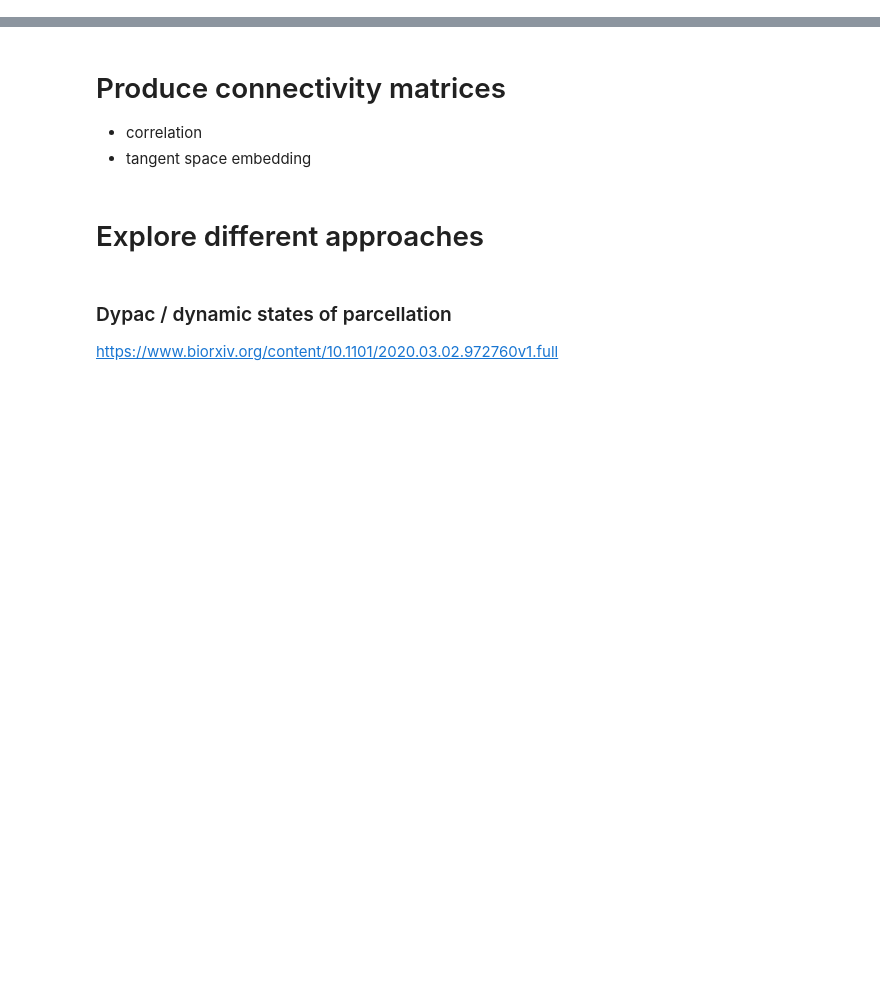
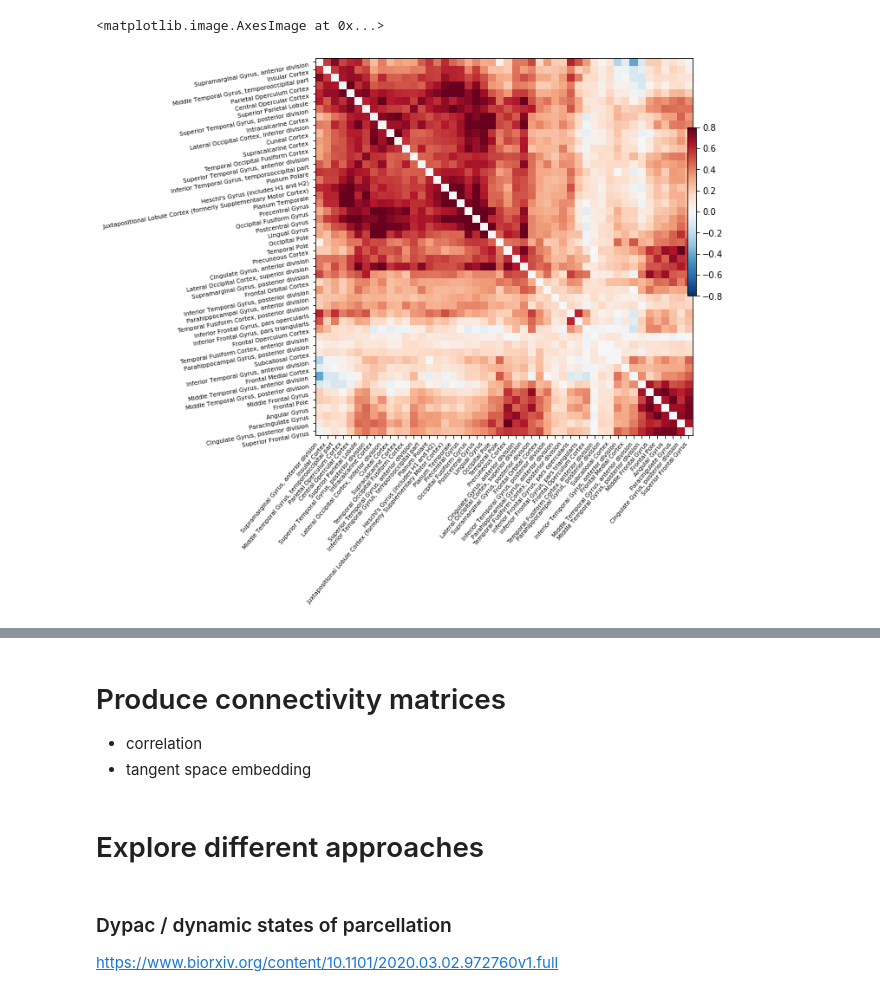
Before and after one commit to brainhack-school2020/harveyaa_fMRI_neuroticism, a Jupyter notebook: draft_pipeline.ipynb, the cells around one changed output, grey strips where cells are left out. Drawn from its saved outputs; the diff is of its cells as text; code cells hidden in the pictures; blank space fills up the shorter version.

```diff
--- a/draft_pipeline.ipynb
+++ b/draft_pipeline.ipynb
@@ -23,0 +19,4 @@ plotting.plot_glass_brain(first_volume, threshold='auto')
+# %%
+# Define the path to 4D images
+path1 = '/home/annabelle/Documents/brainhack/harveyaa_fMRI_neuroticism/10_subject_HCP/108828/MNINonLinear/Results/rfMRI_REST2_LR/rfMRI_REST2_LR_hp2000_clean.nii'
+path2 = '/home/annabelle/Documents/brainhack/harveyaa_fMRI_neuroticism/10_subject_HCP/114419/MNINonLinear/Results/rfMRI_REST2_LR/rfMRI_REST2_LR_hp2000_clean.nii'
@@ -23,0 +32,5 @@ plotting.plot_glass_brain(first_volume, threshold='auto')
+# %%
+masker = NiftiLabelsMasker(labels_img=atlas_filename, standardize=True,
+                           memory='nilearn_cache', verbose=5)
+time_series1 = masker.fit_transform(path1)
+time_series2 = masker.fit_transform(path2)
@@ -23,0 +55,16 @@ plotting.plot_glass_brain(first_volume, threshold='auto')
+# %%
+correlation_measure = ConnectivityMeasure(kind = 'correlation')
+correlation_matrix1 = correlation_measure.fit_transform([time_series1])[0]
+correlation_matrix2 = correlation_measure.fit_transform([time_series2])[0]
+# %%
+# Make a large figure
+# Mask the main diagonal for visualization:
+np.fill_diagonal(correlation_matrix1, 0)
+# The labels we have start with the background (0), hence we skip the
+# first label
+# matrices are ordered for block-like representation
+plotting.plot_matrix(correlation_matrix1, figure=(10, 8), labels=labels[1:],
+                     vmax=0.8, vmin=-0.8, reorder=True)
+# %% [output]
+<matplotlib.image.AxesImage at 0x...>
+[figure, added]
```
Also changed, not shown: parts of 11 cells of this notebook.
